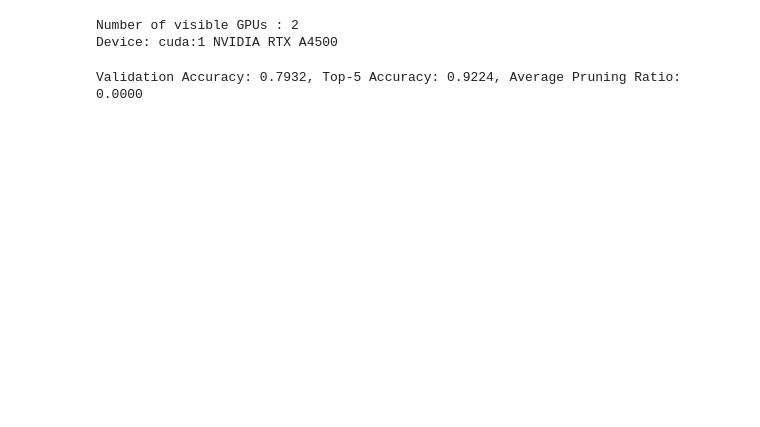
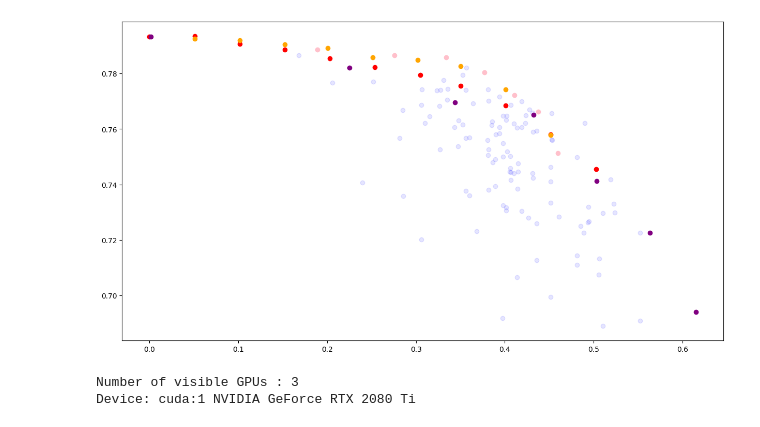
Before and after one commit to Carlosss543/attention-with-bias, a Jupyter notebook: model_analysis_code/forward_pruning_plots.ipynb, the cells around one changed output. Drawn from its saved outputs; the diff is of its cells as text; code cells hidden in the pictures; blank space fills up the shorter version.

Commit message:
modification des metrics de pruning pour faire par threshold et améliorations des codes d'inspection

```diff
--- a/model_analysis_code/forward_pruning_plots.ipynb
+++ b/model_analysis_code/forward_pruning_plots.ipynb
@@ -17,6 +17,48 @@ import ast
 from custom_vision_transformer import custom_vit_s_16
 from model_training_code.training_utils import get_data_loaders, val_one_epoch
 from model_analysis_code.utils import convert_qkv_to_q_k_v
+# %%
+plt.figure(figsize=(15, 8))
+
+# topk pruning
+default_values = [[1.0]*12, [0.95]*12, [0.9]*12, [0.85]*12, [0.8]*12, [0.75]*12, [0.7]*12, [0.65]*12, [0.6]*12, [0.55]*12, [0.5]*12, [0.45]*12, [0.4]*12, [0.35]*12, [0.3]*12, [0.25]*12, [0.2]*12, [0.15]*12, [0.1]*12, [0.05]*12, [0.0]*12]
+second_half_values = [[1.0]*6 + [0.9]*6, [1.0]*6 + [0.8]*6, [1.0]*6 + [0.7]*6, [1.0]*6 + [0.6]*6, [1.0]*6 + [0.5]*6, [1.0]*6 + [0.4]*6, [1.0]*6 + [0.3]*6, [1.0]*6 + [0.2]*6, [1.0]*6 + [0.1]*6, [1.0]*6 + [0.0]*6]
+with open(f"../results/pruning_graphs/bias_topk.csv", mode='r') as f:
+    reader = csv.DictReader(f)
+    for row in reader:
+        threshold_list = ast.literal_eval(row["threshold"])
+        threshold_list = [float(e) for e in threshold_list]
+        alpha = 1.0
+        if threshold_list in default_values:
+            color = 'red'
+        elif threshold_list in second_half_values:
+            color = 'orange'
+        else:
+            color = 'blue'
+            alpha = 0.1
+        plt.scatter(float(row["pruned_ratio"]), float(row["accuracy"]), label=f"Threshold: {row['threshold_mean']}", c=color, alpha=alpha)
+
+# score_threshold pruning
+default_values = [[1.0]*12, [0.95]*12, [0.9]*12, [0.85]*12, [0.8]*12, [0.75]*12, [0.7]*12, [0.65]*12, [0.6]*12, [0.55]*12, [0.5]*12, [0.45]*12, [0.4]*12, [0.35]*12, [0.3]*12, [0.25]*12, [0.2]*12, [0.15]*12, [0.1]*12, [0.05]*12, [0.0]*12]
+second_half_values = [[1.0]*6 + [0.9]*6, [1.0]*6 + [0.8]*6, [1.0]*6 + [0.7]*6, [1.0]*6 + [0.6]*6, [1.0]*6 + [0.5]*6, [1.0]*6 + [0.4]*6, [1.0]*6 + [0.3]*6, [1.0]*6 + [0.2]*6, [1.0]*6 + [0.1]*6, [1.0]*6 + [0.0]*6]
+with open(f"../results/pruning_graphs/bias_score_threshold.csv", mode='r') as f:
+    reader = csv.DictReader(f)
+    for row in reader:
+        threshold_list = ast.literal_eval(row["threshold"])
+        threshold_list = [float(e) for e in threshold_list]
+        alpha = 1.0
+        if threshold_list in default_values:
+            color = 'purple'
+        elif threshold_list in second_half_values:
+            color = 'pink'
+        else:
+            color = 'cyan'
+            alpha = 0.1
+        plt.scatter(float(row["pruned_ratio"]), float(row["accuracy"]), label=f"Threshold: {row['threshold_mean']}", c=color, alpha=alpha)
+
+plt.show()
+# %% [output]
+[figure, added]
 # %%
 params = SimpleNamespace(
     gpu_idx=1,
@@ -37,5 +79,5 @@ torch.cuda.set_device(params.gpu_idx)
 device = torch.device("cuda" if torch.cuda.is_available() else "cpu")
 print(f"Device: {device}:{torch.cuda.current_device()} {torch.cuda.get_device_name(torch.cuda.current_device())}" if torch.cuda.is_available() else "CPU")
 # %% [output]
-Number of visible GPUs : 2
-Device: cuda:1 NVIDIA RTX A4500
+Number of visible GPUs : 3
+Device: cuda:1 NVIDIA GeForce RTX 2080 Ti
@@ -51,5 +83,0 @@ train_loader, val_loader = get_data_loaders(batch_size=params.batch_size, persis
-# %%
-avg_loss, avg_acc, avg_acc_top5, avg_pruned_ratio = val_one_epoch(val_loader, model, torch.nn.CrossEntropyLoss(), device, wandb_log=False)
-print(f"Validation Accuracy: {avg_acc:.4f}, Top-5 Accuracy: {avg_acc_top5:.4f}, Average Pruning Ratio: {avg_pruned_ratio:.4f}")
-# %% [output]
-Validation Accuracy: 0.7932, Top-5 Accuracy: 0.9224, Average Pruning Ratio: 0.0000
```
Also changed, not shown: parts of 4 cells of this notebook, 4 other files.
